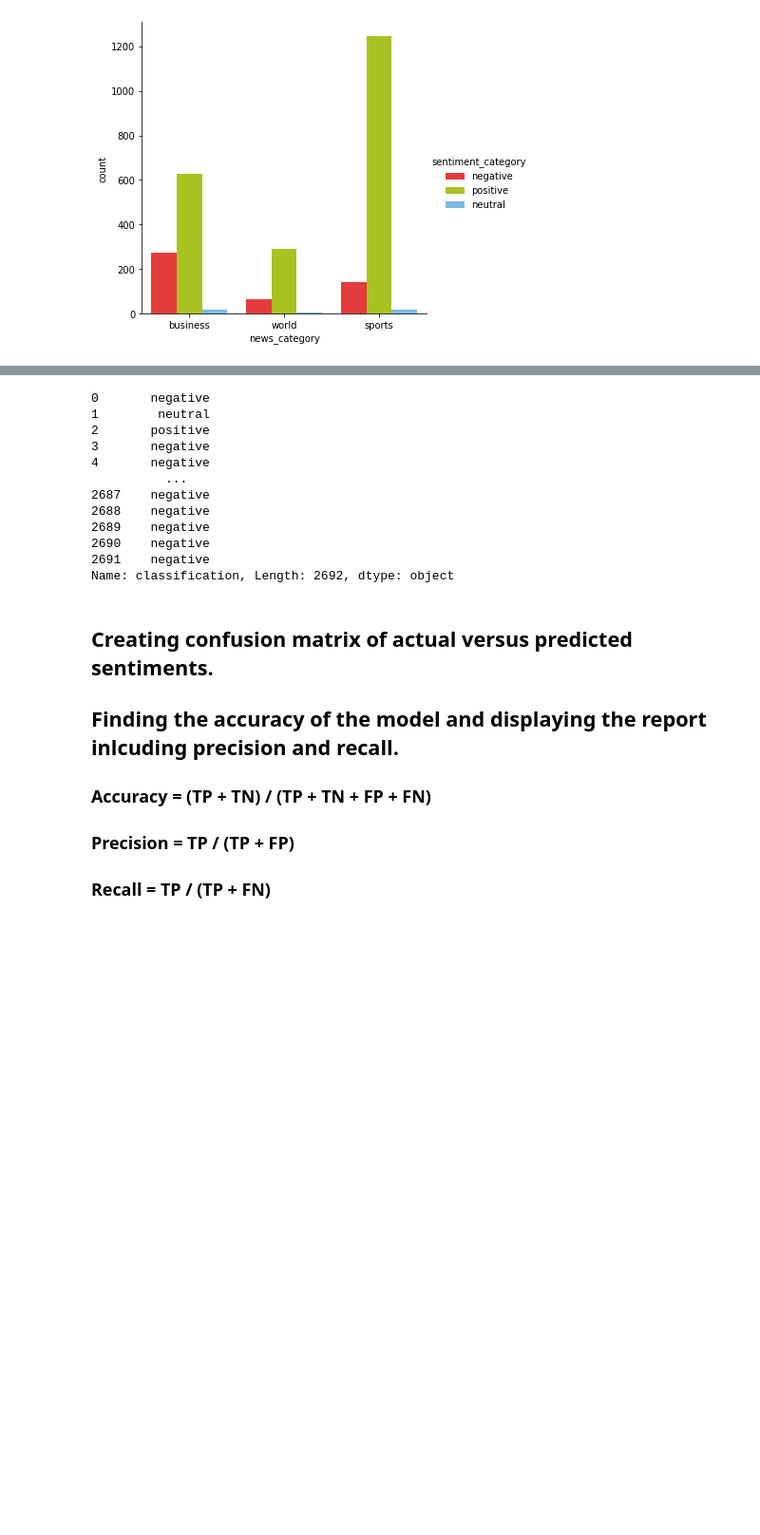
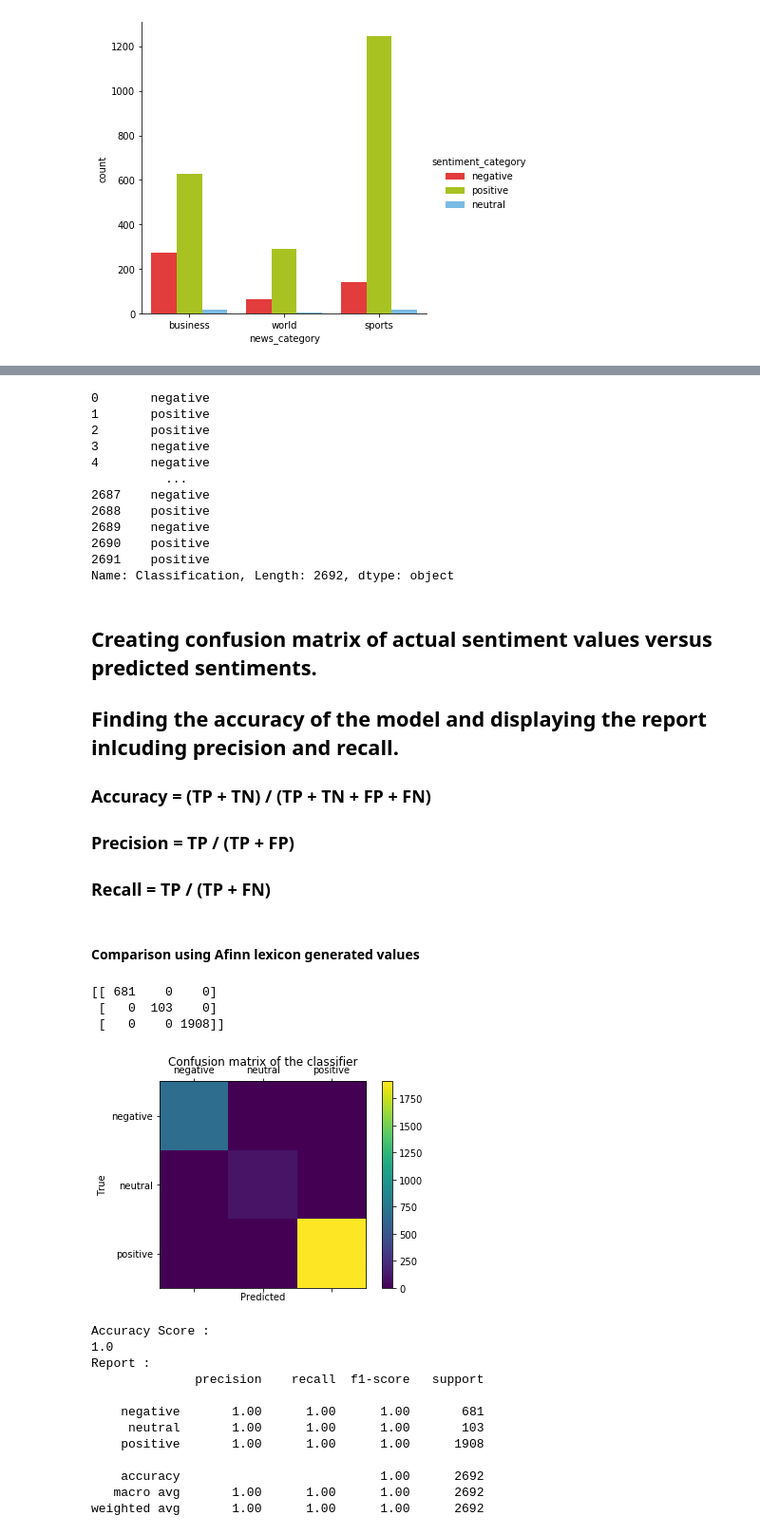
Before and after one commit to utkarshaverma/SemanticAnalysis, a Jupyter notebook: Sentiment Analysis - News Articles.ipynb, the cells around one changed output, grey strips where cells are left out. Shown: that part at 95% size. Saved outputs shown, nothing was run; the diff lists cells and outputs as text; code cells hidden in the pictures; blank space fills up the shorter version.

```diff
--- a/Sentiment Analysis - News Articles.ipynb
+++ b/Sentiment Analysis - News Articles.ipynb
@@ -59,0 +65,19 @@ fc = sns.factorplot(x="news_category", hue="sentiment_category",
+# %%
+
+# initialize afinn sentiment analyzer
+from afinn import Afinn
+af = Afinn()
+
+# compute sentiment scores (polarity) and labels
+sentiment_scores = [af.score(article) for article in news_df['Article']]
+sentiment_category = ['positive' if score > 0
+                          else 'negative' if score < 0
+                              else 'neutral'
+                                  for score in sentiment_scores]
+
+# sentiment statistics per news category
+print("Sentiment analysis statistics using Afinn lexicon")
+df = pd.DataFrame([list(news_df['NewsType']), sentiment_scores, sentiment_category]).T
+df.columns = ['news_category', 'sentiment_score', 'sentiment_category']
+df['sentiment_score'] = df.sentiment_score.astype('float')
+df.groupby(by=['news_category']).describe()
@@ -60,23 +92,65 @@ fc = sns.factorplot(x="news_category", hue="sentiment_category",
 # %%
-actualResults = news_df['classification']
+actualResults = news_df['Classification']
 print(actualResults)
 # %% [output]
 0       negative
-1        neutral
+1       positive
 2       positive
 3       negative
 4       negative
           ...
 2687    negative
-2688    negative
+2688    positive
 2689    negative
-2690    negative
-2691    negative
-Name: classification, Length: 2692, dtype: object
+2690    positive
+2691    positive
+Name: Classification, Length: 2692, dtype: object
 # %% [markdown]
-## Creating confusion matrix of actual versus predicted sentiments.
+## Creating confusion matrix of actual sentiment values versus predicted sentiments.
 ## Finding the accuracy of the model and displaying the report inlcuding precision and recall.
 
 ### Accuracy = (TP + TN) / (TP + TN + FP + FN)
 ### Precision = TP / (TP + FP)
 ### Recall = TP / (TP + FN)
+# %% [markdown]
+#### Comparison using Afinn lexicon generated values
+# %%
+from sklearn.metrics import confusion_matrix
+from sklearn.metrics import accuracy_score
+from sklearn.metrics import classification_report
+
+labels = ['negative', 'neutral', 'positive']
+cm_afinn = confusion_matrix(actualResults, sentiment_category,labels )
+print(cm_afinn)
+fig_a = plt.figure()
+ax_a = fig_a.add_subplot(111)
+cax_a = ax_a.matshow(cm_afinn)
+plt.title('Confusion matrix of the classifier')
+fig_a.colorbar(cax_a)
+ax_a.set_xticklabels([''] + labels)
+ax_a.set_yticklabels([''] + labels)
+plt.xlabel('Predicted')
+plt.ylabel('True')
+plt.show()
+
+print('Accuracy Score :')
+print(accuracy_score(actualResults, sentiment_category))
+print ('Report : ')
+print (classification_report(actualResults, sentiment_category))
+# %% [output]
+[[ 681    0    0]
+ [   0  103    0]
+ [   0    0 1908]]
+[figure, added]
+Accuracy Score :
+1.0
+Report :
+              precision    recall  f1-score   support
+
+    negative       1.00      1.00      1.00       681
+     neutral       1.00      1.00      1.00       103
+    positive       1.00      1.00      1.00      1908
+
+    accuracy                           1.00      2692
+   macro avg       1.00      1.00      1.00      2692
+weighted avg       1.00      1.00      1.00      2692
```
Also changed, not shown: parts of 10 cells of this notebook, 7 other files.
